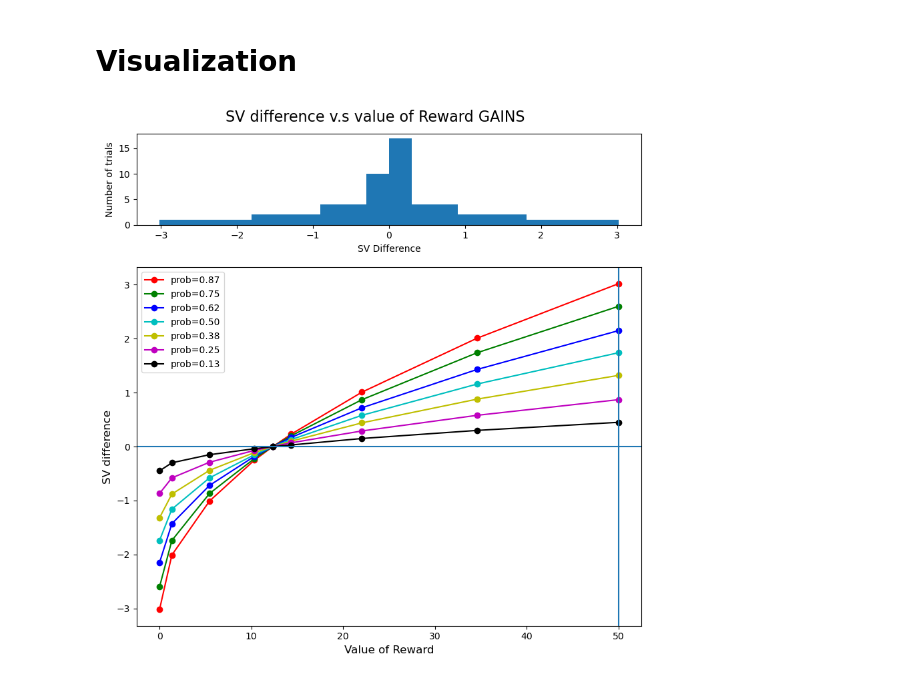
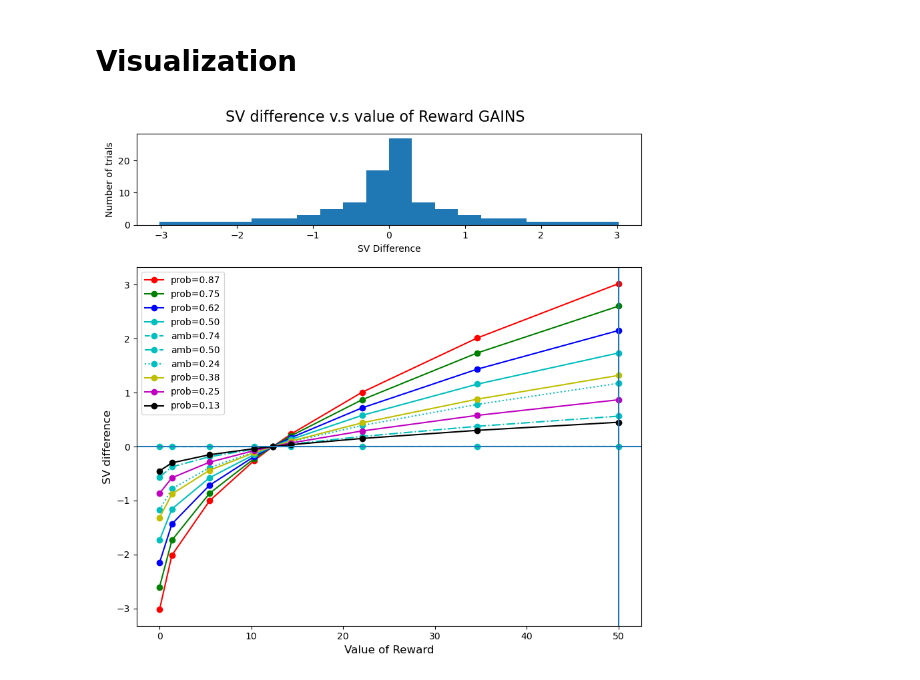
Before and after one commit to CDN-Lab/Adaptive_Choicesets, a Jupyter notebook: symmetrical_choice_set.ipynb, the cells around one changed output. Drawn from its saved outputs; the diff is of its cells as text; code cells hidden in the pictures.

Commit message:
added ambiguity for positive

```diff
--- a/symmetrical_choice_set.ipynb
+++ b/symmetrical_choice_set.ipynb
@@ -216,5 +242,6 @@ df_neg
 # %%
-df_safe_pos = df_pos[['p_reward','SV_New_Safe','value_lott_SE','value_safe']].copy()
-df_safe_neg = df_neg[['p_reward','SV_New_Safe','value_lott_SE','value_safe']].copy()
+# Safe option dataframe to use when merging multiple dataframes
+df_safe_pos = df_pos[['p_reward','ambiguity','SV_New_Safe','value_lott_SE','value_safe']].copy()
+df_safe_neg = df_neg[['p_reward','ambiguity','SV_New_Safe','value_lott_SE','value_safe']].copy()
 df_safe_pos
 # %% [output]
@@ -230,7 +260,7 @@ df_safe_pos
 #Define the trials of subjective equality
 
 #For gains
-df_SE_pos = df_pos[['category','p_reward','value_lott_SE', 'SV_New_Safe']].copy()
+df_SE_pos = df_pos[['category','p_reward','ambiguity','value_lott_SE', 'SV_New_Safe']].copy()
 df_SE_pos['category'] = 'SE_pos'
 df_SE_pos = df_SE_pos.rename(columns={'value_lott_SE':'value_reward'})
 #df_SE_pos = append_SVreward(df_SE_pos,alpha_pos,beta_pos)
@@ -238,15 +268,5 @@ df_SE_pos['value_safe'] = df_safe_pos['value_safe']
 df_SE_pos = df_SE_pos.rename(columns={'SV_New_Safe':'SV_reward'})
 #df_SE_pos = df_SE_pos.drop(columns=['SV_New_Safe','value_lott_SE'])
 
-
-#For losses
-df_SE_neg = df_neg[['category','p_reward','value_lott_SE', 'SV_New_Safe']].copy()
-df_SE_neg['category'] = 'SE_pos'
-df_SE_neg = df_SE_neg.rename(columns={'value_lott_SE':'value_reward'})
-#df_SE_pos = append_SVreward(df_SE_pos,alpha_pos,beta_pos)
-df_SE_neg['value_safe'] = df_safe_neg['value_safe']
-df_SE_neg = df_SE_neg.rename(columns={'SV_New_Safe':'SV_reward'})
-#df_SE_pos = df_SE_pos.drop(columns=['SV_New_Safe','value_lott_SE'])
-
-df_SE_neg
+df_SE_pos
 # %% [output]
@@ -352,7 +388,6 @@ df_cent_pos
 df_int_temp = df_pos.copy()
 df_int_temp['category'] = 'Int_pos'
 def get_interm(df,df_safe_pos,beta,alpha,num_steps=2, trials = 'gains'):
-
     Amp = 1.0
     if trials == 'losses':
         Amp = -1.0
@@ -362,12 +397,12 @@ def get_interm(df,df_safe_pos,beta,alpha,num_steps=2, trials = 'gains'):
     list_x = [i for i in range(-num_steps-1,num_steps+1) if i != 0]
 
     for x in list_x:
-        dfint = df[['category', 'p_reward']].copy()
+        dfint = df[['category', 'p_reward','ambiguity']].copy()
         if x == -num_steps-1:
             dfint['category'] = 'Zero_Reward'
         dfint['SV_reward'] = df['SV_New_Safe'] + x*df['SVstep']
-        dfint['value_reward'] = Amp*(abs(dfint['SV_reward']) / (dfint['p_reward']-beta*A/2)) ** (1 / alpha)
-        dfint = pd.merge(dfint,df_safe_pos,on='p_reward')
+        dfint['value_reward'] = Amp*(abs(dfint['SV_reward']) / (dfint['p_reward']-beta*dfint['ambiguity']/2)) ** (1 / alpha)
+        dfint = pd.merge(dfint,df_safe_pos,on=['p_reward','ambiguity'])
         dfreturn= pd.concat([dfreturn,dfint],ignore_index=True)
 
     return dfreturn
@@ -448,6 +487,7 @@ crdm_trials_gains = 'csv/crdm_trials_gains.csv'
 df_Trials_gains.to_csv(crdm_trials_gains, index=False)
 
 print(f"CSV file filtered successfully.")
-pd.read_csv(crdm_trials_gains)
+df = pd.read_csv(crdm_trials_gains)
+df
 # %% [output]
 CSV file filtered successfully.
@@ -541,35 +593,46 @@ def setup_fig_ax():  #Setting the axis
 	#plt.subplots_adjust(top=1.4, bottom=0.15, left=0.15, right=0.9)
 
 	return ax, ax_histy
 
 def plot_scatter_hist(df):
 
 	# delta SV v.s value_reward
 	x,y = df['value_reward'],df['deltaSV']
 	ax,ax_histy = setup_fig_ax()
 
 	scatter_hist(x,y,ax,ax_histy,
 		xlabel='Value of Reward',
 		ylabel= 'SV difference',
 		title= 'SV difference v.s value of Reward GAINS')
 
 	colors = ['r','g','b','c','y','m','k']
+	amb_line = ['--','-.',':']
 	df = df.sort_values('value_reward')
 
 	for i,p in enumerate(reversed(sorted(df['p_reward'].unique()))): #A scatter plot for each probability level
-		x,y = df.loc[df['p_reward']==p,'value_reward'], df.loc[df['p_reward']==p,'deltaSV']
+		df_p = df.loc[(df['p_reward']==p) & (df['ambiguity']==A_null)]
+		x,y = df_p['value_reward'],df_p['deltaSV']
 		ax.plot(x, y,'{}o-'.format(colors[i]),label='prob={0:0.2f}'.format(p)) #The plot conecting prob levels
+		if p==0.50:
+			for j,A in enumerate(reversed(sorted(df['ambiguity'].unique()))):
+				if A==0:
+					continue
+				df_A = df.loc[(df['p_reward']==p) & (df['ambiguity']==A)]
+				x,y = df_A['value_reward'],df_A['deltaSV']
+				ax.plot(x, y,'{0}o{1}'.format(colors[i],amb_line[j]),label='amb={0:0.2f}'.format(A)) #The plot conecting prob levels
+
+
 
 	# ax.plot([50],[],'r-')
 	ax.axvline(x=50)
 	# ax.plot([-50,-50],[-10,10],'r-')
 	ax.axhline(y=0)
 	# ax.plot([0,50],[0,0],'k--')
 	ax.legend(loc="upper left")
 
 plot_scatter_hist(df_Trials_gains)
 # %% [output]
-[figure, old version]
+[figure, new version]
 # %%
 from matplotlib.gridspec import GridSpec
 import sys
```
Also changed, not shown: parts of 18 cells of this notebook, 2 other files.
